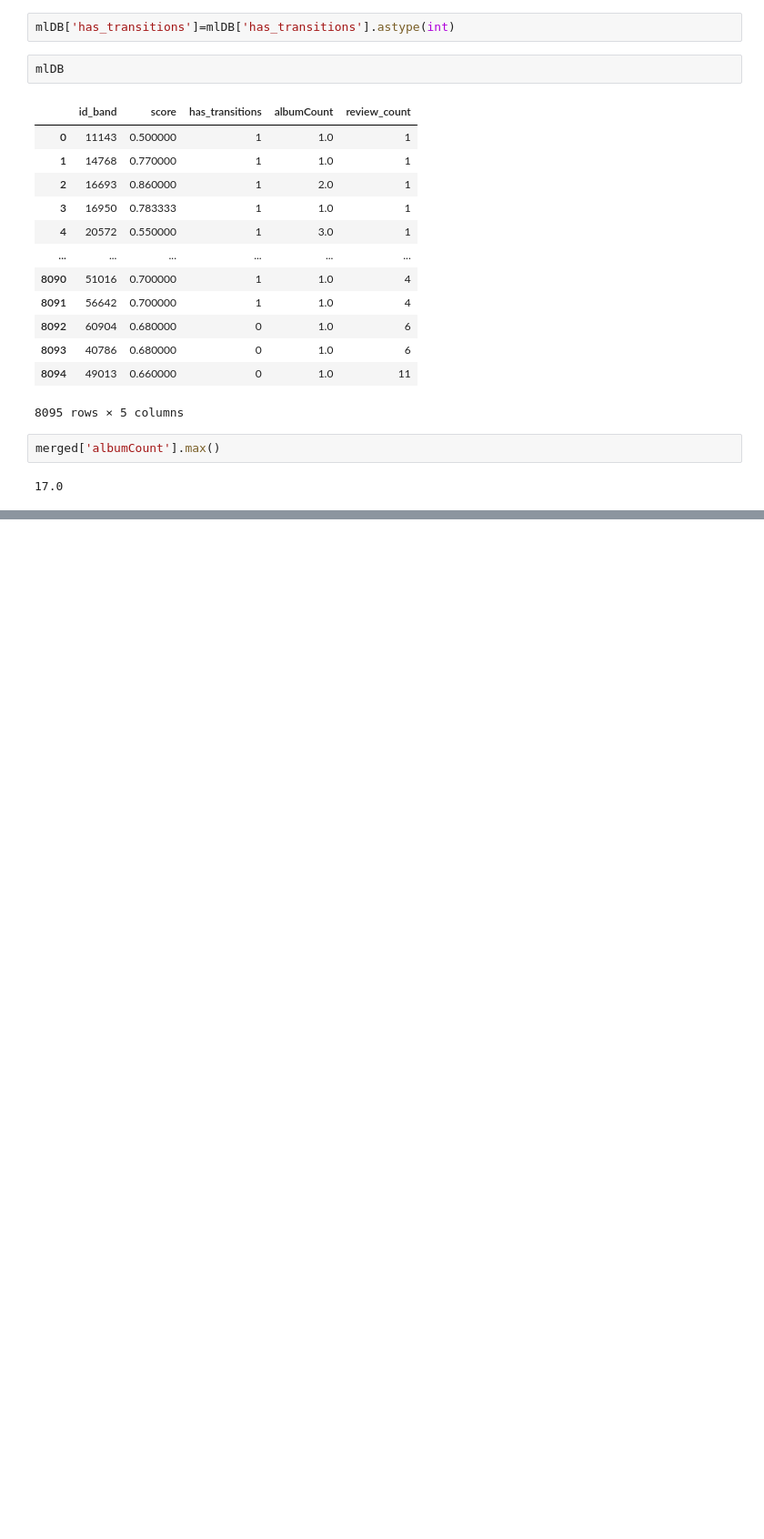
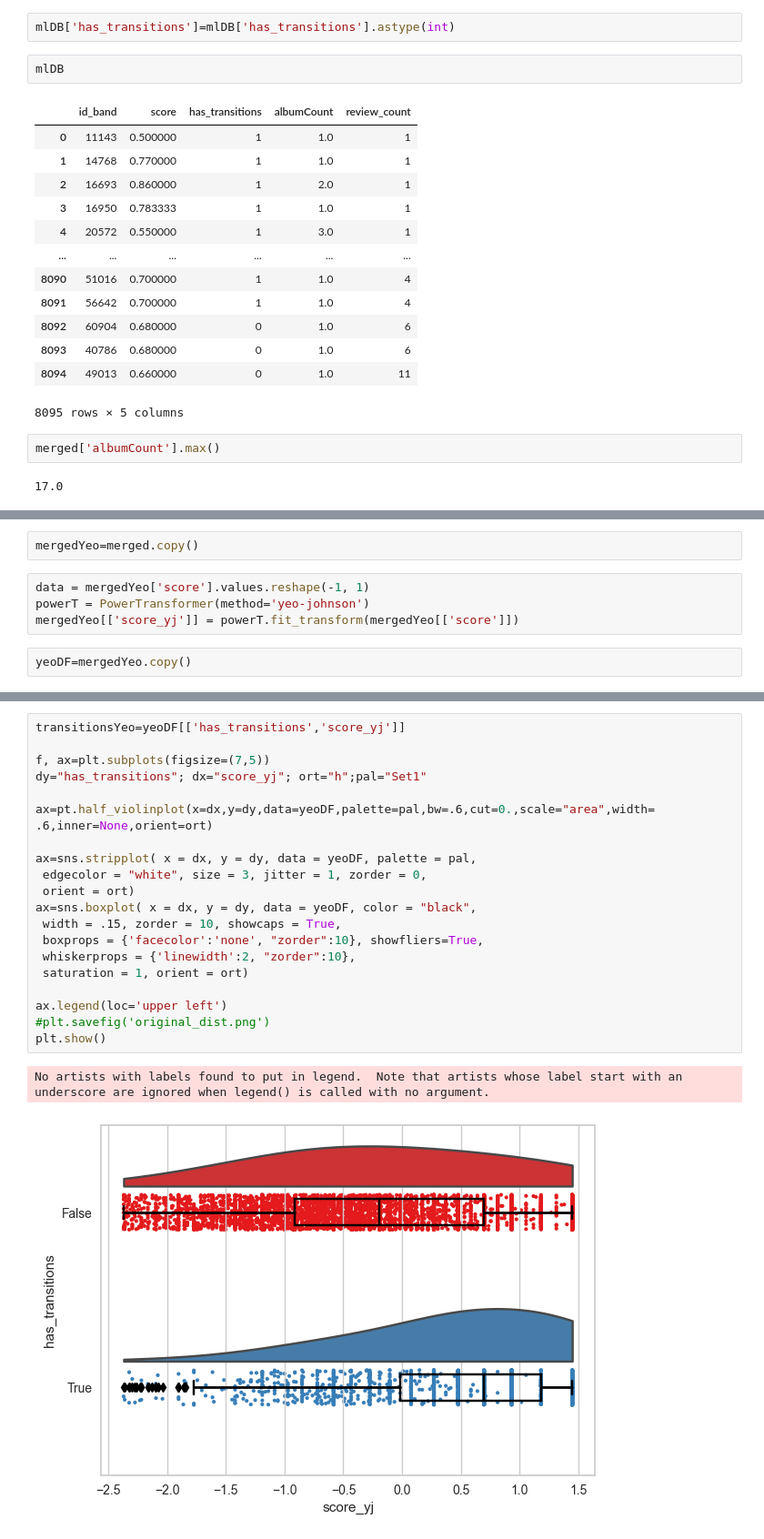
Before and after one commit to chainReactionCol/newRep, a Jupyter notebook: Data_StoryTelling_Sanchez_Ruiz.ipynb, the cells around one changed output, grey strips where cells are left out. Shown at 91% size. Cells and saved outputs as stored; diff of their text form; blank space fills up the shorter version.

```diff
--- a/Data_StoryTelling_Sanchez_Ruiz.ipynb
+++ b/Data_StoryTelling_Sanchez_Ruiz.ipynb
@@ -253,0 +276,8 @@ Hola mundo
+# %%
+mergedYeo=merged.copy()
+# %%
+data = mergedYeo['score'].values.reshape(-1, 1)
+powerT = PowerTransformer(method='yeo-johnson')
+mergedYeo[['score_yj']] = powerT.fit_transform(mergedYeo[['score']])
+# %%
+yeoDF=mergedYeo.copy()
@@ -253,0 +307,23 @@ Hola mundo
+# %%
+transitionsYeo=yeoDF[['has_transitions','score_yj']]
+
+f, ax=plt.subplots(figsize=(7,5))
+dy="has_transitions"; dx="score_yj"; ort="h";pal="Set1"
+
+ax=pt.half_violinplot(x=dx,y=dy,data=yeoDF,palette=pal,bw=.6,cut=0.,scale="area",width= .6,inner=None,orient=ort)
+
+ax=sns.stripplot( x = dx, y = dy, data = yeoDF, palette = pal,
+ edgecolor = "white", size = 3, jitter = 1, zorder = 0,
+ orient = ort)
+ax=sns.boxplot( x = dx, y = dy, data = yeoDF, color = "black",
+ width = .15, zorder = 10, showcaps = True,
+ boxprops = {'facecolor':'none', "zorder":10}, showfliers=True,
+ whiskerprops = {'linewidth':2, "zorder":10},
+ saturation = 1, orient = ort)
+
+ax.legend(loc='upper left')
+#plt.savefig('original_dist.png')
+plt.show()
+# %% [output]
+No artists with labels found to put in legend.  Note that artists whose label start with an underscore are ignored when legend() is called with no argument.
+[figure, added]
```
Also changed, not shown: parts of 18 cells of this notebook, 5 other files.
